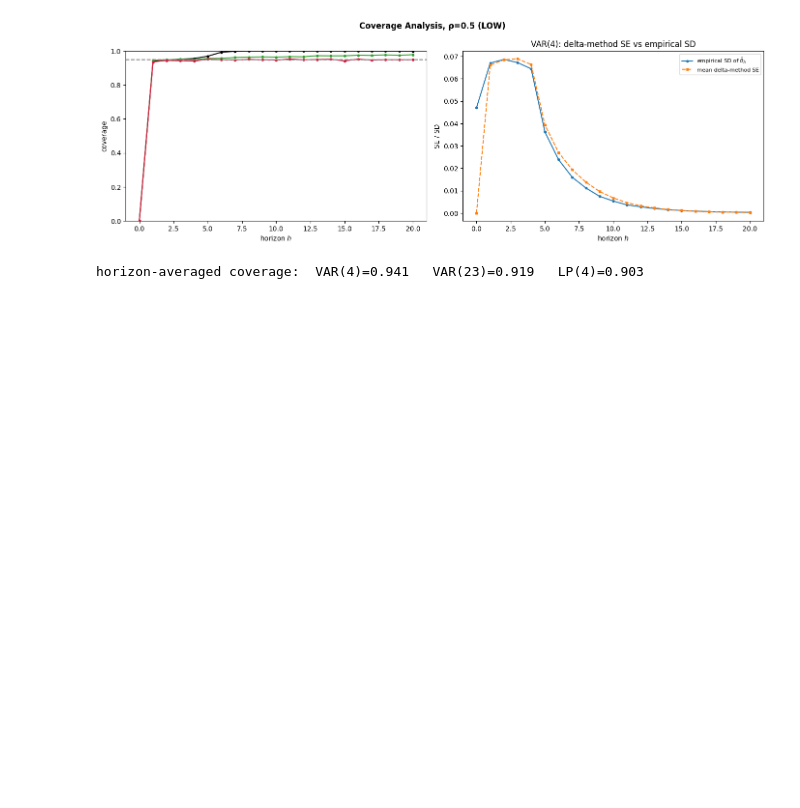
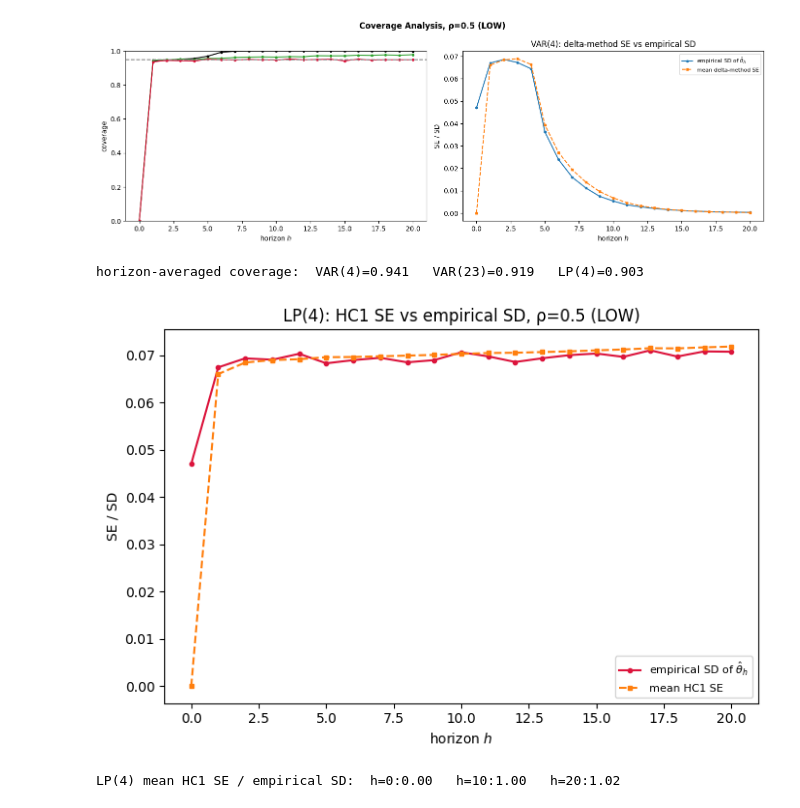
Before and after one commit to Aaron030/Monte_Carlo-LP_vs_VAR, a Jupyter notebook: experiments/Base_Case/LOW_Base_Case.ipynb, the cells around one changed output. Saved outputs shown, nothing was run; the diff lists cells and outputs as text; code cells hidden in the pictures; blank space fills up the shorter version.

```diff
--- a/experiments/Base_Case/LOW_Base_Case.ipynb
+++ b/experiments/Base_Case/LOW_Base_Case.ipynb
@@ -324,3 +324,26 @@ print(f"horizon-averaged coverage:  " +
 # %% [output]
 [figure]
 horizon-averaged coverage:  VAR(4)=0.941   VAR(23)=0.919   LP(4)=0.903
+# %%
+# --- LP(4) SE diagnostic: HC1 SE vs empirical sampling SD ------------------------
+# HC1 is exact for the impact response but ignores the serial correlation LP residuals
+# carry at h>0 (Plagborg-Moller & Wolf), so it can under-state uncertainty as the
+# horizon grows.  Comparing the mean reported HC1 SE to the Monte Carlo SD of
+# theta_hat quantifies that gap directly (coverage reflects it only indirectly).
+lp_emp = np.nanstd(theta_s["LP(4)"], axis=0, ddof=1)   # Monte Carlo sampling SD (the target)
+lp_se = np.nanmean(se_s["LP(4)"], axis=0)              # mean reported HC1 SE
+
+fig, ax = plt.subplots(figsize=(7, 4.8))
+ax.plot(hgrid, lp_emp, "o-", ms=3, color="crimson", label="empirical SD of $\\hat\\theta_h$")
+ax.plot(hgrid, lp_se, "s--", ms=3, color="tab:orange", label="mean HC1 SE")
+ax.set_xlabel("horizon $h$"); ax.set_ylabel("SE / SD")
+ax.set_title(f"LP(4): HC1 SE vs empirical SD, ρ={RHO} ({Scenario})")
+ax.legend(fontsize=8); fig.tight_layout()
+plt.savefig(f"../../figures/Base_Case/BASE_LP_SE_VALIDATION_rho={RHO}_T=240_B=5000.png")
+plt.show()
+
+print("LP(4) mean HC1 SE / empirical SD:  " +
+      "   ".join(f"h={h}:{lp_se[h]/lp_emp[h]:.2f}" for h in (0, H // 2, H)))
+# %% [output]
+[figure, added]
+LP(4) mean HC1 SE / empirical SD:  h=0:0.00   h=10:1.00   h=20:1.02
```
Also changed, not shown: 10 other files.
